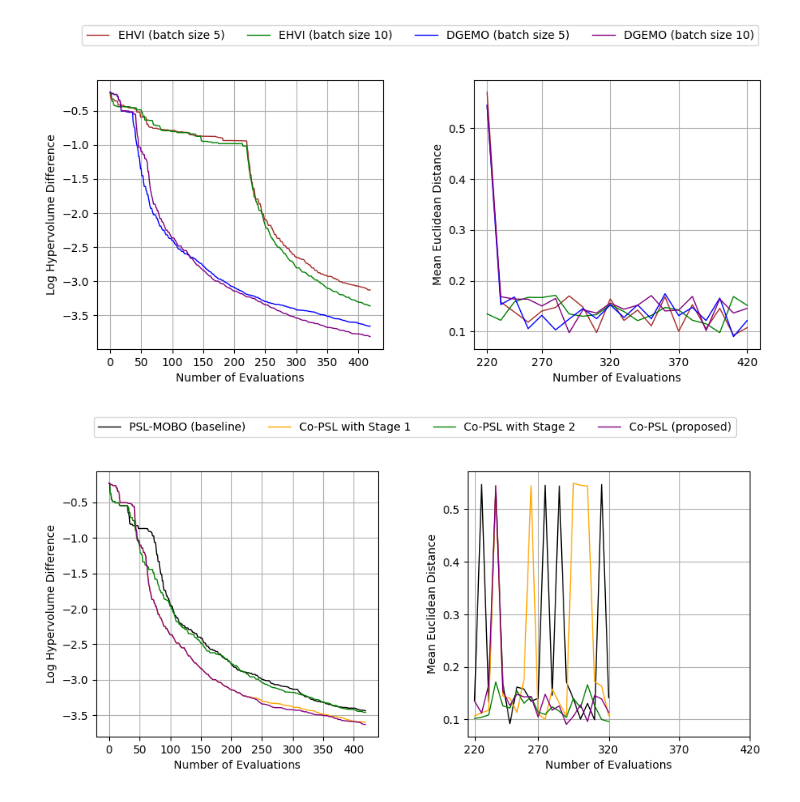
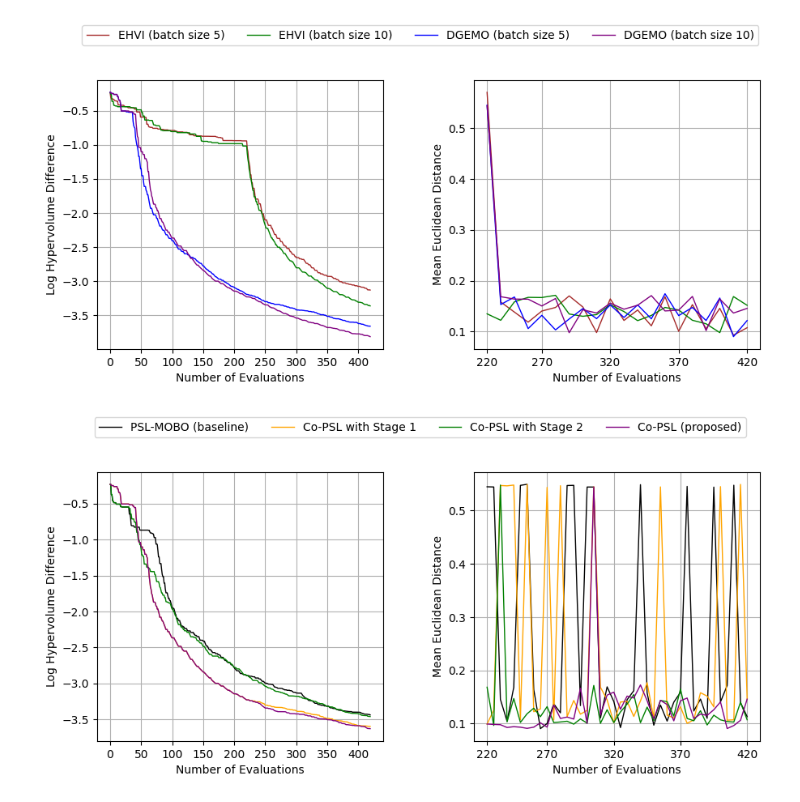
Before and after one commit to quanghuy0497/Co_PSL_unofficial, a Jupyter notebook: plot_ablation_DTLZ2_Co-PSL.ipynb, the cells around one changed output. Cells and saved outputs as stored; diff of their text form; code cells hidden in the pictures.

Commit message:
Update plots

```diff
--- a/plot_ablation_DTLZ2_Co-PSL.ipynb
+++ b/plot_ablation_DTLZ2_Co-PSL.ipynb
@@ -194,9 +202,9 @@ Ablation_study_DTLZ2(list_id = list_id, label_id = label_id, log_dir = log_dir,
 # %%
 list_id = ['PSL-MOBO', 'stage1', 'stage2', 'Co-PSL']
 label_id = ['PSL-MOBO (baseline)', 'Co-PSL with Stage 1', 'Co-PSL with Stage 2', 'Co-PSL (proposed)']
 color_code = ['black', 'orange', 'green', 'purple']
 log_dir = "weight/ablation_DTLZ2_PSL"
 title = "final"
-Ablation_study_DTLZ2(list_id = list_id, label_id = label_id, log_dir = log_dir, problem_name = "DTLZ2", n_dim = 6, title = title, n_iter = 40, start = 0, stop = 420, color_code = color_code)
+Ablation_study_DTLZ2_PSL(list_id = list_id, label_id = label_id, log_dir = log_dir, problem_name = "DTLZ2", n_dim = 6, title = title, n_iter = 40, start = 0, stop = 420, color_code = color_code)
 # %% [output]
-[figure, old version]
+[figure, new version]
```
Also changed, not shown: parts of 3 cells of this notebook, 5 other files.
